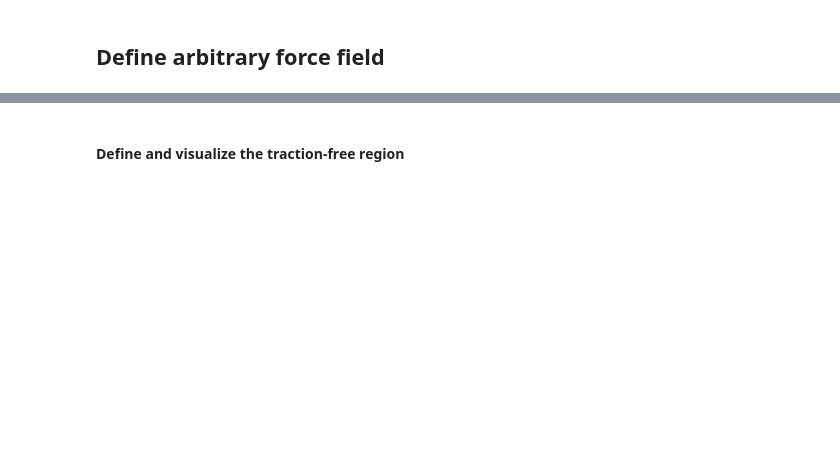
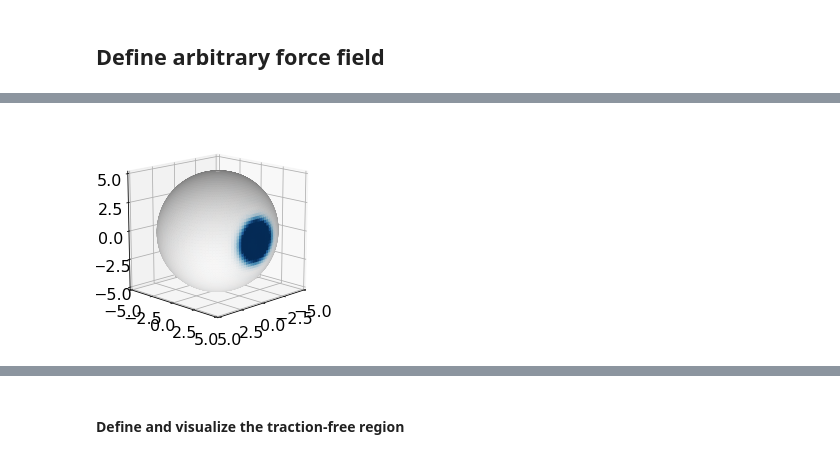
Before and after one commit to yfwang09/ShElastic, a Jupyter notebook: notebook/Case06-Noise-surface-shift cleaned up version.ipynb, the cells around one changed output, grey strips where cells are left out. Drawn from its saved outputs; the diff is of its cells as text; code cells hidden in the pictures; blank space fills up the shorter version.

```diff
--- a/notebook/Case06-Noise-surface-shift cleaned up version.ipynb
+++ b/notebook/Case06-Noise-surface-shift cleaned up version.ipynb
@@ -123,15 +124,20 @@ T_usr_mesh_sph = SHVec2mesh(T_usr_vec, lmax=lJmax, SphCoord=True, Complex=True)
 # %%
 Uvec = Tvec2Uvec(T_usr_vec, Cmat, Dmat)
 
-umesh1_fine = SHVec2mesh(Uvec*r0, lmax=lmax_plot, SphCoord=False, Complex=True)
-tmesh1_fine = SHVec2mesh(T_usr_vec*mu0, lmax=lmax_plot, SphCoord=False, Complex=True)
+umesh_fine_scaled = SHVec2mesh(Uvec, lmax=lmax_plot, SphCoord=False, Complex=True)
+umesh_fine = SHVec2mesh(Uvec*r0, lmax=lmax_plot, SphCoord=False, Complex=True)
+tmesh_fine = SHVec2mesh(T_usr_vec*mu0, lmax=lmax_plot, SphCoord=False, Complex=True)
+
 if plot_figure:
-    fig, ax = visSH3d(umesh1_fine, cmesh=tmesh1_fine, r0=r0, show=False,
-                      elevation=15, azimuth=45, surface=True, figsize=(4, 4))
+    fig, ax = visSH3d(umesh_fine_scaled, cmesh=tmesh_fine, r0=r0, show=False,
+                      elevation=15, azimuth=45, surface=True,
+                      figsize=plt.figaspect(1))
     ax.set_xlim(-r0, r0)
     ax.set_ylim(-r0, r0)
     ax.set_zlim(-r0, r0)
     plt.show()
+# %% [output]
+[figure, added]
 # %%
 if plot_figure:
     fig, ax = visSHVec(Uvec*r0, lmax_plot=lmax_plot, SphCoord=True, Complex=True,
```
Also changed, not shown: parts of 21 cells of this notebook, 4 other files.
